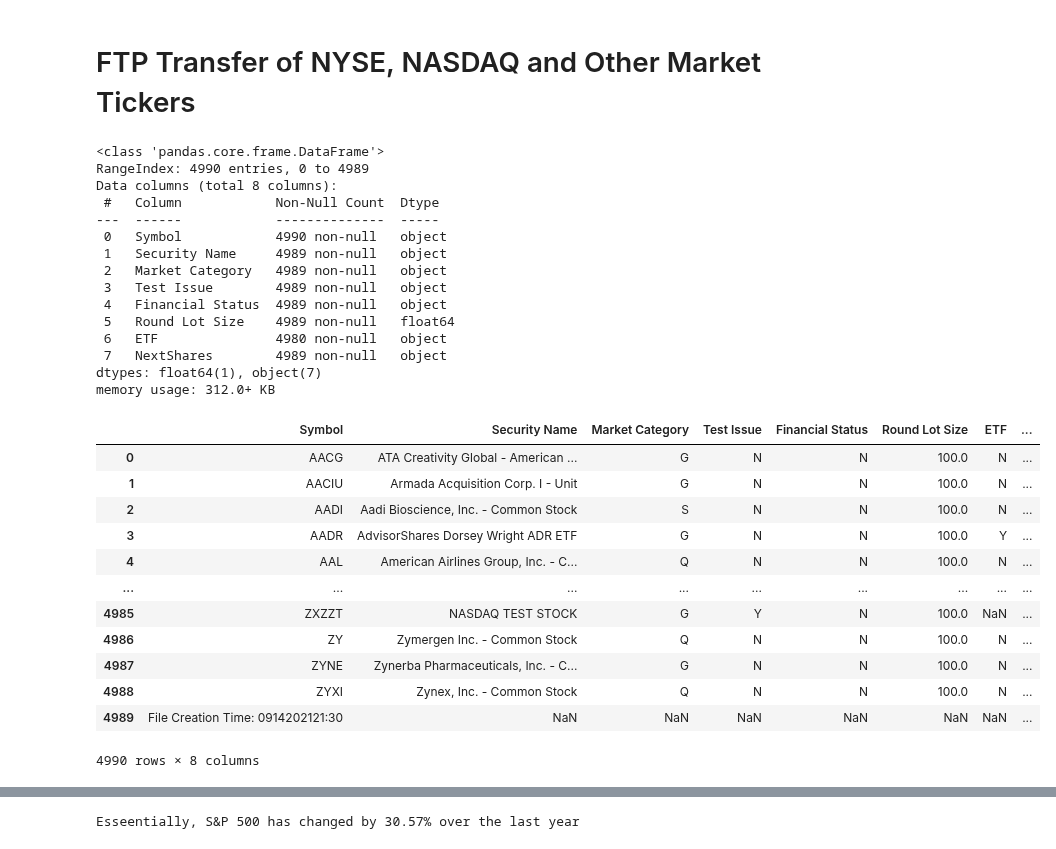
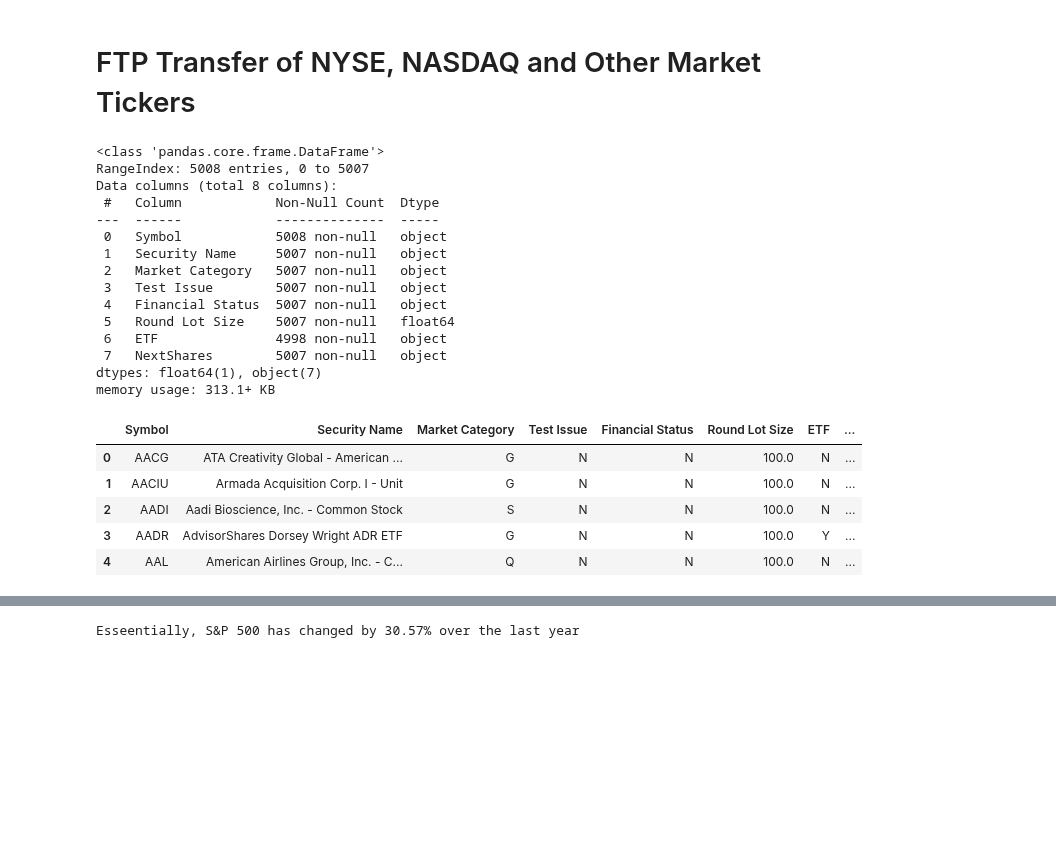
Before and after one commit to eddietaylor/securities-analysis, a Jupyter notebook: notebooks/playgrounds/data_collection/nasdaq_nyse_tickers.ipynb, the cells around one changed output, grey strips where cells are left out. Saved outputs shown, nothing was run; the diff lists cells and outputs as text; code cells hidden in the pictures; blank space fills up the shorter version.

Commit message:
nasdaq hist database and psg setup

```diff
--- a/notebooks/playgrounds/data_collection/nasdaq_nyse_tickers.ipynb
+++ b/notebooks/playgrounds/data_collection/nasdaq_nyse_tickers.ipynb
@@ -16,48 +16,45 @@ ftp = FTP('ftp.nasdaqtrader.com')
 ftp.login()
 ftp.cwd(directory)
 
+# list the files on the FTP website
+#ftp.retrlines('LIST')
+
 for item in filenames:
-    ftp.retrbinary('RETR {0}'.format(item), open(item, 'wb').write)
+    ftp.retrbinary(f'RETR {item}',
+    open(f'../../../data/{item}', 'wb').write)
 
 ftp.quit()
 
 # Create pandas dataframes from the nasdaqlisted and otherlisted files.
-nasdaq_exchange_info = pd.read_csv('nasdaqlisted.txt', '|')
-other_exchange_info = pd.read_csv('otherlisted.txt', '|')
+nasdaq_exchange_info = pd.read_csv('../../../data/nasdaqlisted.txt', '|')
+other_exchange_info = pd.read_csv('../../../data/otherlisted.txt', '|')
 # %%
 nasdaq_exchange_info.info()
 # %% [output]
 <class 'pandas.core.frame.DataFrame'>
-RangeIndex: 4990 entries, 0 to 4989
+RangeIndex: 5008 entries, 0 to 5007
 Data columns (total 8 columns):
  #   Column            Non-Null Count  Dtype
 ---  ------            --------------  -----
- 0   Symbol            4990 non-null   object
- 1   Security Name     4989 non-null   object
- 2   Market Category   4989 non-null   object
- 3   Test Issue        4989 non-null   object
- 4   Financial Status  4989 non-null   object
- 5   Round Lot Size    4989 non-null   float64
- 6   ETF               4980 non-null   object
- 7   NextShares        4989 non-null   object
+ 0   Symbol            5008 non-null   object
+ 1   Security Name     5007 non-null   object
+ 2   Market Category   5007 non-null   object
+ 3   Test Issue        5007 non-null   object
+ 4   Financial Status  5007 non-null   object
+ 5   Round Lot Size    5007 non-null   float64
+ 6   ETF               4998 non-null   object
+ 7   NextShares        5007 non-null   object
 dtypes: float64(1), object(7)
-memory usage: 312.0+ KB
+memory usage: 313.1+ KB
 # %%
-nasdaq_exchange_info
+nasdaq_exchange_info.head()
 # %% [output]
 |  | Symbol | Security Name | Market Category | Test Issue | Financial Status | Round Lot Size | ETF | ... |
 | 0 | AACG | ATA Creativity Global - American ... | G | N | N | 100.0 | N | ... |
 | 1 | AACIU | Armada Acquisition Corp. I - Unit | G | N | N | 100.0 | N | ... |
 | 2 | AADI | Aadi Bioscience, Inc. - Common Stock | S | N | N | 100.0 | N | ... |
 | 3 | AADR | AdvisorShares Dorsey Wright ADR ETF | G | N | N | 100.0 | Y | ... |
 | 4 | AAL | American Airlines Group, Inc. - C... | Q | N | N | 100.0 | N | ... |
-| ... | ... | ... | ... | ... | ... | ... | ... | ... |
-| 4985 | ZXZZT | NASDAQ TEST STOCK | G | Y | N | 100.0 | NaN | ... |
-| 4986 | ZY | Zymergen Inc. - Common Stock | Q | N | N | 100.0 | N | ... |
-| 4987 | ZYNE | Zynerba Pharmaceuticals, Inc. - C... | G | N | N | 100.0 | N | ... |
-| 4988 | ZYXI | Zynex, Inc. - Common Stock | Q | N | N | 100.0 | N | ... |
-| 4989 | File Creation Time: 0914202121:30 | NaN | NaN | NaN | NaN | NaN | NaN | ... |
-4990 rows × 8 columns
 # %%
 # contains the tickers from NYSE MKT (Exchange = A),
 # New York Stock Exchange (NYSE) (Exchange = N),
```
Also changed, not shown: parts of 17 cells of this notebook, 4 other files.
